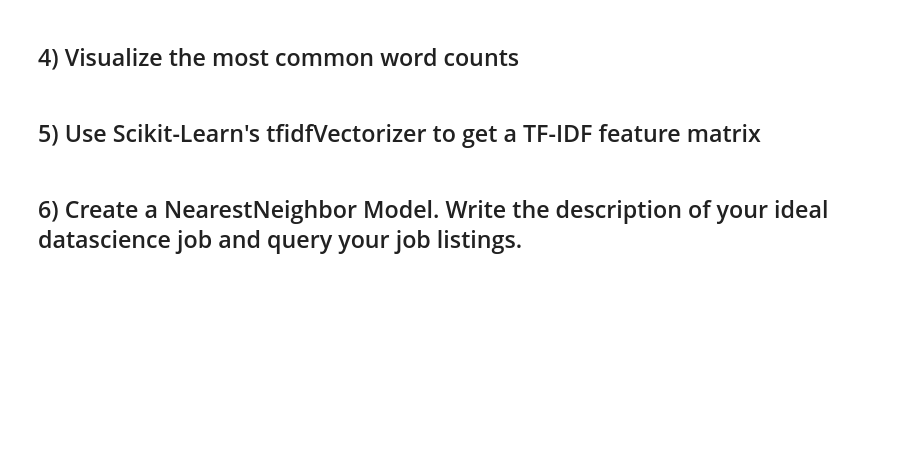
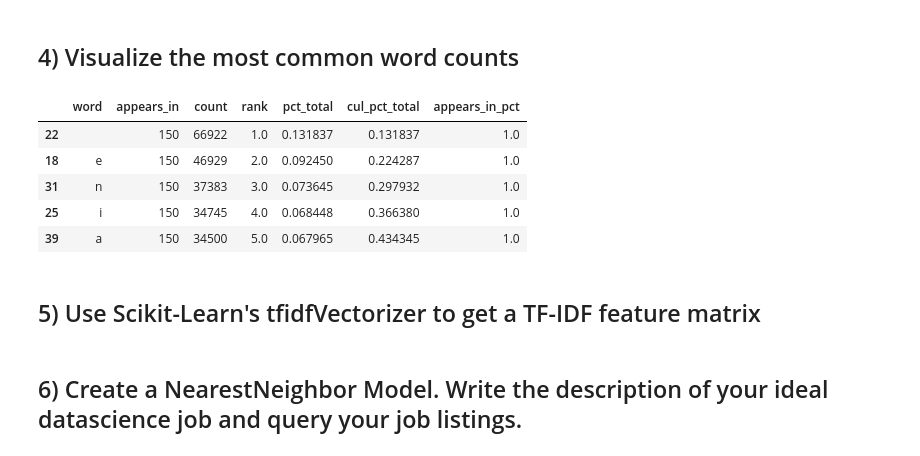
Before and after one commit to RAV10K1/DS-Unit-4-Sprint-1-NLP, a Jupyter notebook: module2-vector-representations/LS_DS_412_Vector_Representations_Assignment.ipynb, the cells around one changed output. Saved outputs shown, nothing was run; the diff lists cells and outputs as text; code cells hidden in the pictures; blank space fills up the shorter version.

```diff
--- a/module2-vector-representations/LS_DS_412_Vector_Representations_Assignment.ipynb
+++ b/module2-vector-representations/LS_DS_412_Vector_Representations_Assignment.ipynb
@@ -132,3 +196,48 @@ raise Exception("\nThis task is not complete. \nReplace this line with your code
+# %%
+# Function for analyzing word counts - Courtesy Lecture Notes
+
+from collections import Counter
+
+def count(docs):
+
+        word_counts = Counter()
+        appears_in = Counter()
+
+        total_docs = len(docs)
+
+        for doc in docs:
+            word_counts.update(doc)
+            appears_in.update(set(doc))
+
+        temp = zip(word_counts.keys(), word_counts.values())
+
+        wc = pd.DataFrame(temp, columns = ['word', 'count'])
+
+        wc['rank'] = wc['count'].rank(method='first', ascending=False)
+        total = wc['count'].sum()
+
+        wc['pct_total'] = wc['count'].apply(lambda x: x / total)
+
+        wc = wc.sort_values(by='rank')
+        wc['cul_pct_total'] = wc['pct_total'].cumsum()
+
+        t2 = zip(appears_in.keys(), appears_in.values())
+        ac = pd.DataFrame(t2, columns=['word', 'appears_in'])
+        wc = ac.merge(wc, on='word')
+
+        wc['appears_in_pct'] = wc['appears_in'].apply(lambda x: x / total_docs)
+
+        return wc.sort_values(by='rank')
+# %%
+word_count = count(data)
+word_count.head()
+# %% [output]
+|  | word | appears_in | count | rank | pct_total | cul_pct_total | appears_in_pct |
+| 22 |  | 150 | 66922 | 1.0 | 0.131837 | 0.131837 | 1.0 |
+| 18 | e | 150 | 46929 | 2.0 | 0.092450 | 0.224287 | 1.0 |
+| 31 | n | 150 | 37383 | 3.0 | 0.073645 | 0.297932 | 1.0 |
+| 25 | i | 150 | 34745 | 4.0 | 0.068448 | 0.366380 | 1.0 |
+| 39 | a | 150 | 34500 | 5.0 | 0.067965 | 0.434345 | 1.0 |
 # %% [markdown]
 ## 5) Use Scikit-Learn's tfidfVectorizer to get a TF-IDF feature matrix
 # %%
```
Also changed, not shown: parts of 14 cells of this notebook.
